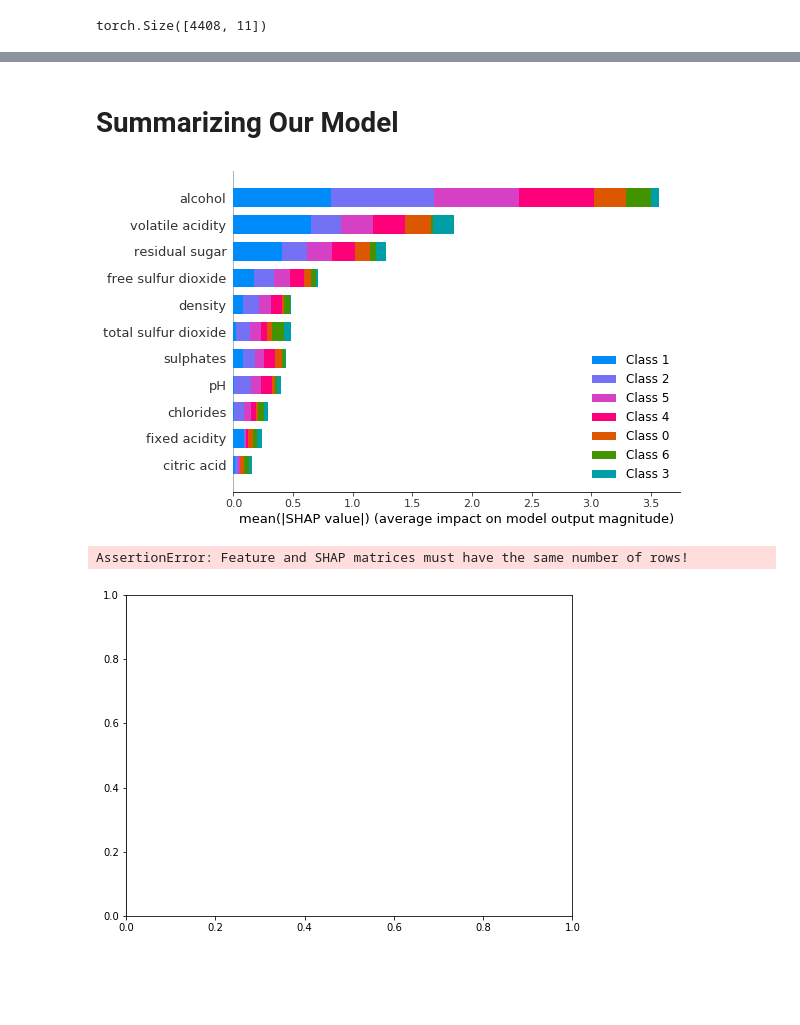
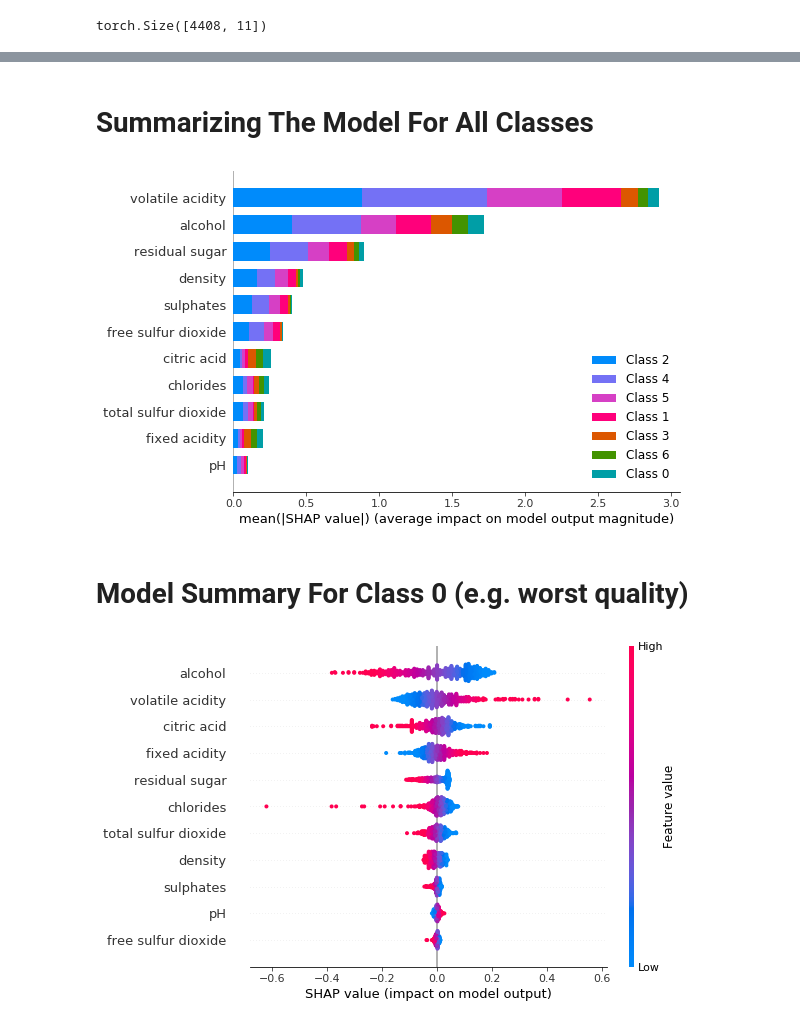
Before and after one commit to cdpierse/wine_quality_pytorch, a Jupyter notebook: explainer.ipynb, the cells around one changed output, grey strips where cells are left out. Drawn from its saved outputs; the diff is of its cells as text; code cells hidden in the pictures; blank space fills up the shorter version.

```diff
--- a/explainer.ipynb
+++ b/explainer.ipynb
@@ -58,3 +55,6 @@ e = shap.DeepExplainer(model, wd.x_data[:500] )
+# %%
+# explainer will use the first 1000 instances in x_data
+e = shap.DeepExplainer(model, wd.x_data[:1000] )
 # %%
 wd.x_data.shape
 # %% [output]
@@ -62,7 +79,7 @@ torch.Size([4408, 11])
 # %%
 # shap values can take a really long time to calculate
 # let's limit the shap values to the first 1000 rows in `wd.x_data`
-shap_values = e.shap_values(wd.x_data[:500])
+shap_values = e.shap_values(wd.x_data[:1000])
 # %%
 FEATURE_NAMES =["fixed acidity","volatile acidity","citric acid","residual sugar","chlorides","free sulfur dioxide","total sulfur dioxide","density","pH","sulphates","alcohol"
 ]
@@ -71,13 +88,14 @@ shap.initjs()
 # %% [output]
 [interactive output not drawn]
 # %% [markdown]
-# Summarizing Our Model
+# Summarizing The Model For All Classes
 # %%
 shap.summary_plot(shap_values, wd.x_data[:100],feature_names=FEATURE_NAMES)
 # %% [output]
-[figure, old version]
+[figure, new version]
+# %% [markdown]
+# Model Summary For Class 0 (e.g. worst quality)
 # %%
-shap.summary_plot(shap_values[0], wd.x_data,feature_names=FEATURE_NAMES)
+shap.summary_plot(shap_values[0][0:500], wd.x_data[:500], feature_names=FEATURE_NAMES)
 # %% [output]
-AssertionError: Feature and SHAP matrices must have the same number of rows!
-[figure, old version]
+[figure, new version]
```
Also changed, not shown: parts of 27 cells of this notebook, 12 other files.
